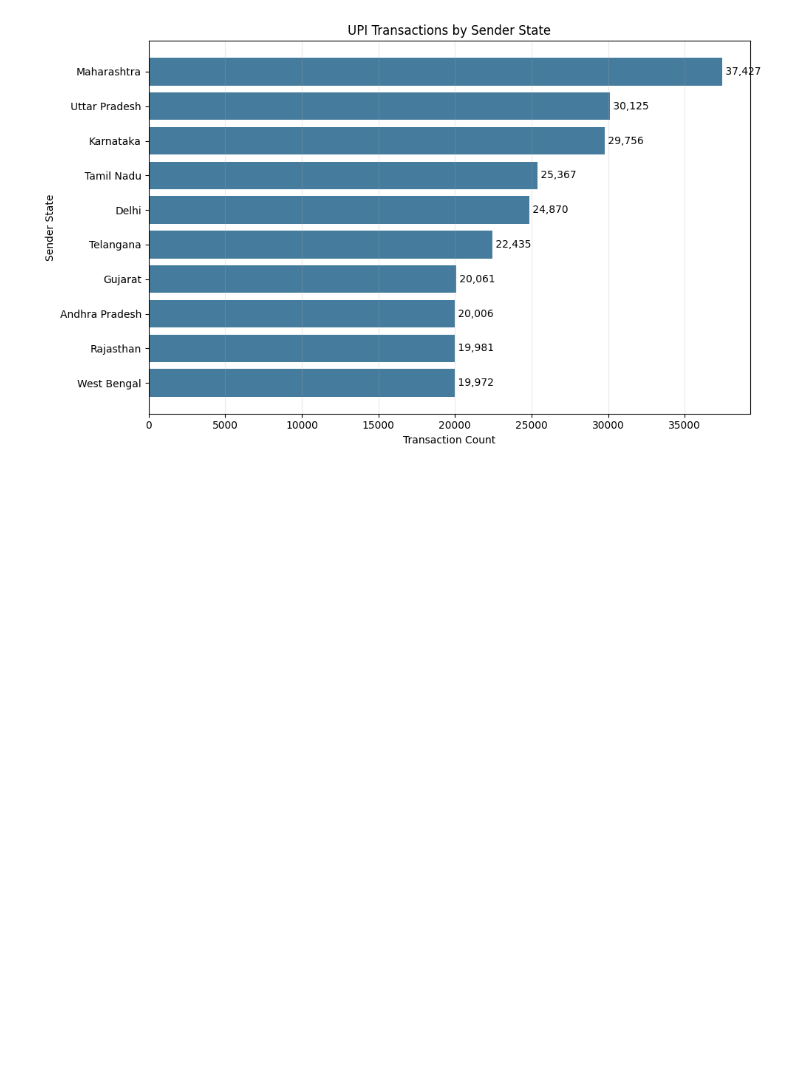
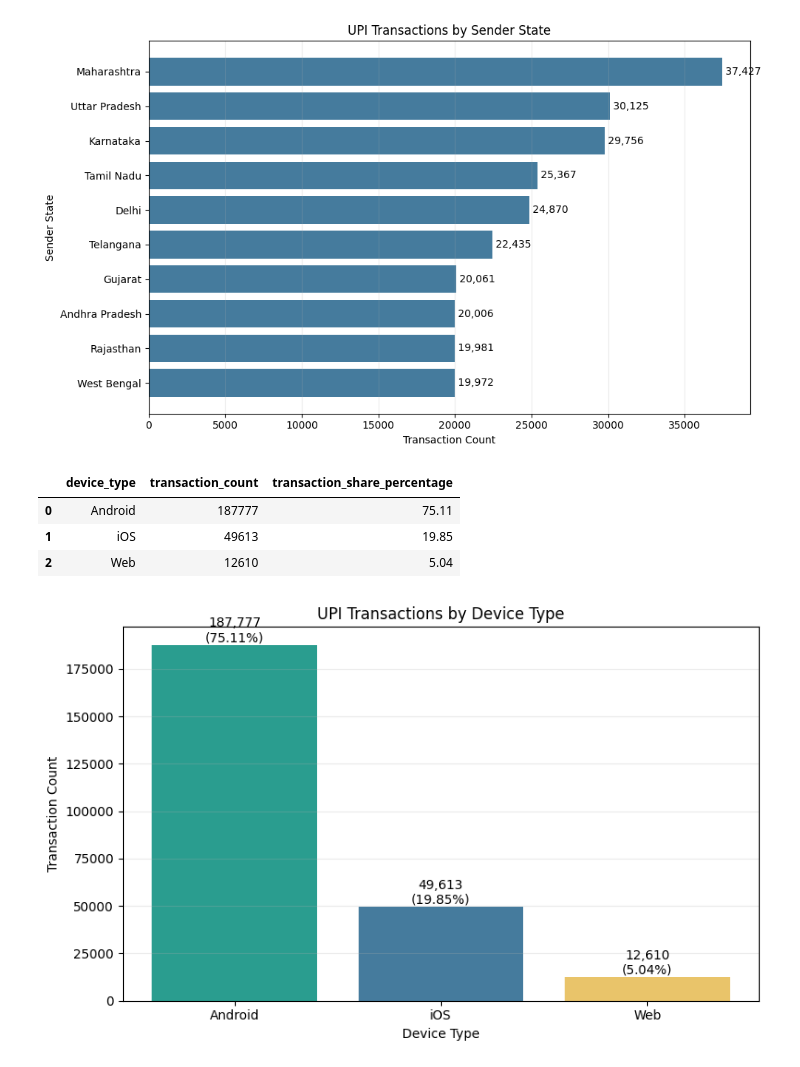
Before and after one commit to KaviyaVelmurugan/upi-transaction-intelligence-platform, a Jupyter notebook: notebooks/02_eda.ipynb, the cells around one changed output. Drawn from its saved outputs; the diff is of its cells as text; code cells hidden in the pictures; blank space fills up the shorter version.

```diff
--- a/notebooks/02_eda.ipynb
+++ b/notebooks/02_eda.ipynb
@@ -670,0 +677,54 @@ plt.show()
+# %%
+## Create the summary table
+device_summary = (
+    df["device_type"]
+    .value_counts()
+    .rename_axis("device_type")
+    .reset_index(name="transaction_count")
+)
+
+device_summary["transaction_share_percentage"] = (
+    device_summary["transaction_count"]
+    .div(device_summary["transaction_count"].sum())
+    .mul(100)
+    .round(2)
+)
+
+device_summary
+# %% [output]
+|  | device_type | transaction_count | transaction_share_percentage |
+| 0 | Android | 187777 | 75.11 |
+| 1 | iOS | 49613 | 19.85 |
+| 2 | Web | 12610 | 5.04 |
+# %%
+## Create the chart
+fig, ax = plt.subplots(figsize=(8, 5))
+
+bars = ax.bar(
+    device_summary["device_type"],
+    device_summary["transaction_count"],
+    color=["#2A9D8F", "#457B9D", "#E9C46A"]
+)
+
+ax.set_title("UPI Transactions by Device Type")
+ax.set_xlabel("Device Type")
+ax.set_ylabel("Transaction Count")
+ax.grid(axis="y", alpha=0.25)
+
+for bar, count, percentage in zip(
+    bars,
+    device_summary["transaction_count"],
+    device_summary["transaction_share_percentage"]
+):
+    ax.text(
+        bar.get_x() + bar.get_width() / 2,
+        bar.get_height(),
+        f"{count:,}\n({percentage:.2f}%)",
+        ha="center",
+        va="bottom"
+    )
+
+plt.tight_layout()
+plt.show()
+# %% [output]
+[figure, added]
```
Also changed, not shown: parts of 4 cells of this notebook, 1 other file.
